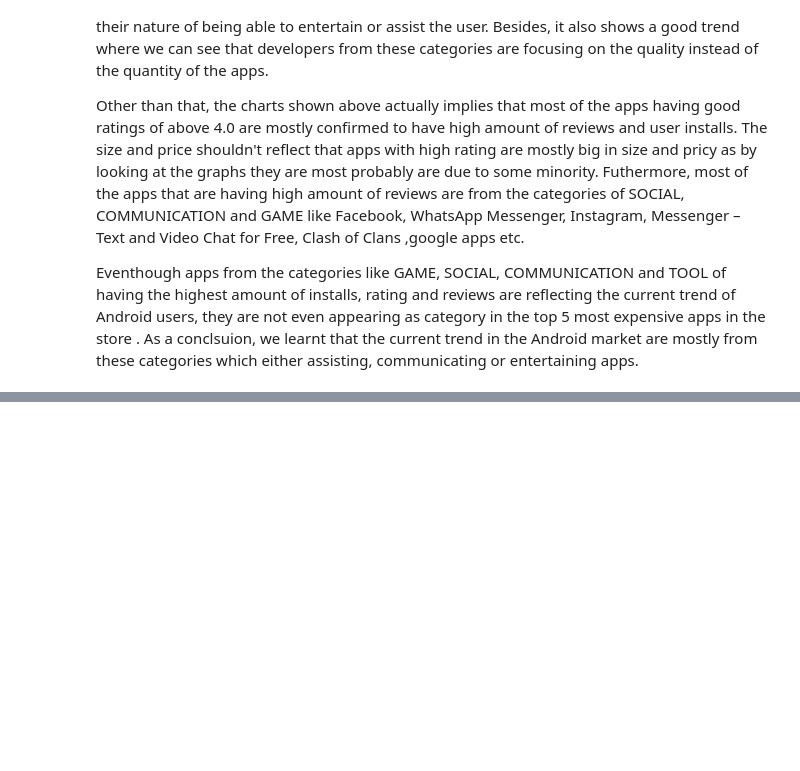
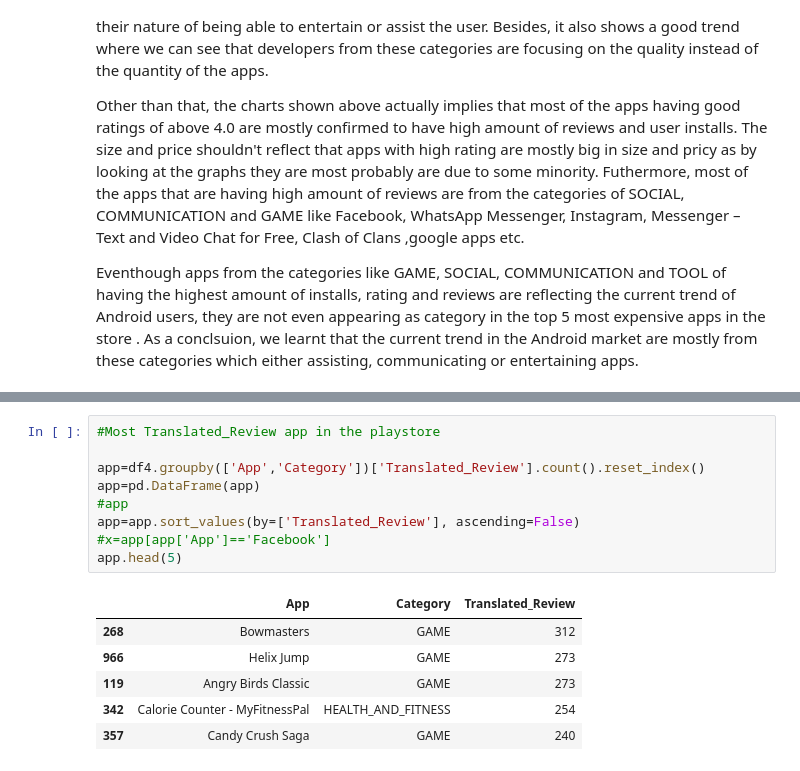
Before and after one commit to brahma102/Play-Store-App-Review-Analysis, a Jupyter notebook: Play_Store_App_Review_Analysis_Capstone_Project.ipynb, the cells around one changed output, grey strips where cells are left out. Saved outputs shown, nothing was run; the diff lists cells and outputs as text; blank space fills up the shorter version.

```diff
--- a/Play_Store_App_Review_Analysis_Capstone_Project.ipynb
+++ b/Play_Store_App_Review_Analysis_Capstone_Project.ipynb
@@ -535,3 +535,19 @@ df4.sample(5)
 | 52249 | 8 Ball Pool | GAME | 4.5 | 14201891 | 52M | 100000000 | Free | 0 | Everyone | Sports | ... |
 | 14721 | Google Translate | TOOLS | 4.4 | 5745093 | Varies with device | 500000000 | Free | 0 | Everyone | Tools | ... |
 | 46556 | FamilySearch Tree | BOOKS_AND_REFERENCE | 4.3 | 17506 | 17M | 1000000 | Free | 0 | Everyone | Books & Reference | ... |
+# %%
+#Most Translated_Review app in the playstore
+
+app=df4.groupby(['App','Category'])['Translated_Review'].count().reset_index()
+app=pd.DataFrame(app)
+#app
+app=app.sort_values(by=['Translated_Review'], ascending=False)
+#x=app[app['App']=='Facebook']
+app.head(5)
+# %% [output]
+|  | App | Category | Translated_Review |
+| 268 | Bowmasters | GAME | 312 |
+| 966 | Helix Jump | GAME | 273 |
+| 119 | Angry Birds Classic | GAME | 273 |
+| 342 | Calorie Counter - MyFitnessPal | HEALTH_AND_FITNESS | 254 |
+| 357 | Candy Crush Saga | GAME | 240 |
```
Also changed, not shown: parts of 1 cell of this notebook.
